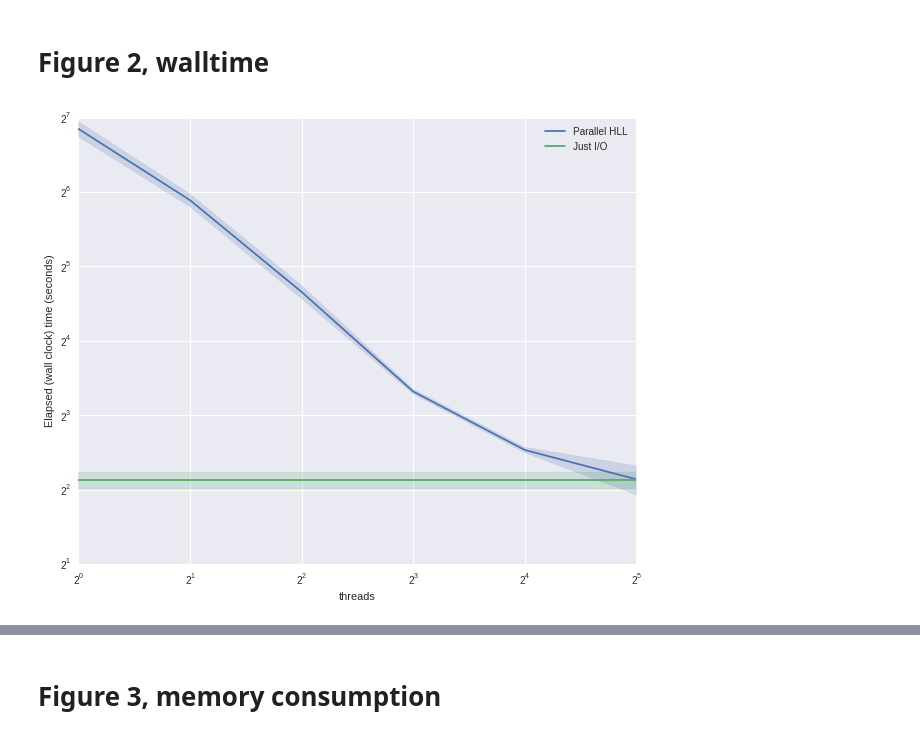
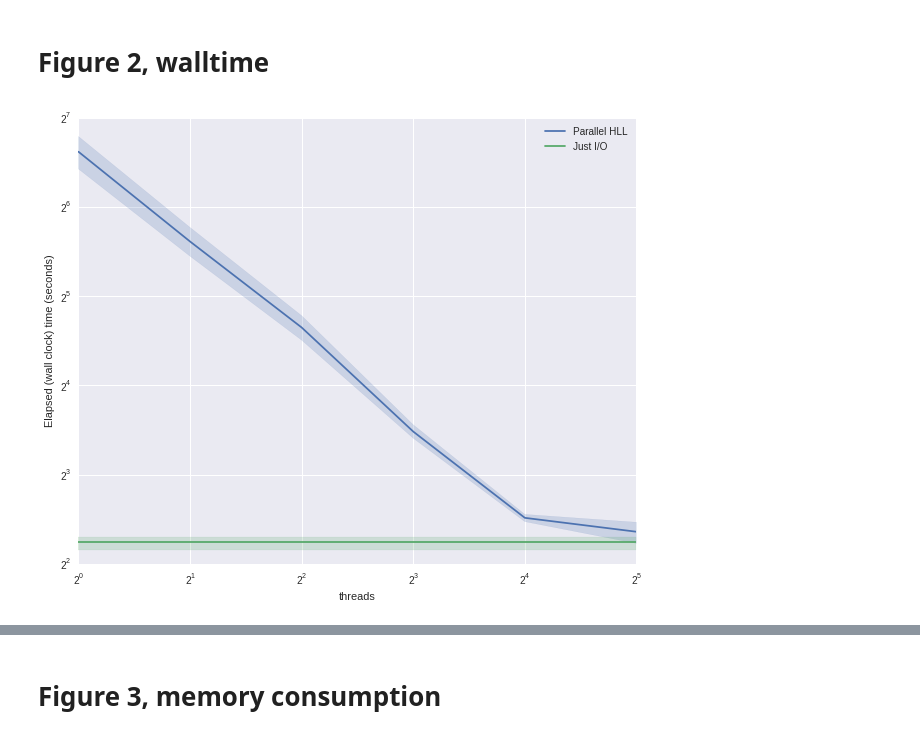
Before and after one commit to luizirber/2014-hll-counter, a Jupyter notebook: notebooks/Figures.ipynb, the cells around one changed output, grey strips where cells are left out. Saved outputs shown, nothing was run; the diff lists cells and outputs as text; code cells hidden in the pictures.

Commit message:
Running 30 replicates, update figures

```diff
--- a/notebooks/Figures.ipynb
+++ b/notebooks/Figures.ipynb
@@ -9,8 +9,8 @@ import seaborn as sns
 # %%
 %run ../scripts/bench_to_csv.py
 # %%
-summary_io = parse_exp('just-io', range(1, 11), dir='../benchmarks')
-summary_hll = parse_exp('unique-kmers', range(1, 11), threads=[1, 2, 4, 8, 16, 32], dir='../benchmarks')
+summary_io = parse_exp('just-io', range(1, 31), dir='../benchmarks')
+summary_hll = parse_exp('unique-kmers', range(1, 31), threads=[1, 2, 4, 8, 16, 32], dir='../benchmarks')
 # %%
 threads = [1, 2, 4, 8, 16, 32]
 constant_line_walltime = None
@@ -30,12 +30,12 @@ plot_data = plot_hll.append(constant_line_walltime, ignore_index=True)
 # %%
 fig = plt.figure(figsize=(10, 8))
 ax = fig.gca()
-sns.tsplot(plot_data, ax=ax,
+sns.tsplot(plot_data, ax=ax, ci=95, err_style='ci_band', #err_style="unit_traces",
            time="threads", unit='replicate', condition='condition',
            value="Elapsed (wall clock) time (seconds)")
 ax.set_xscale("log", basex=2)
 ax.set_yscale("log", basey=2)
 ax.legend(loc='best')
 fig.savefig('../manuscript/figures/io_bound.png')
 # %% [output]
-[figure, old version]
+[figure, new version]
```
Also changed, not shown: parts of 10 cells of this notebook, 4 other files.
